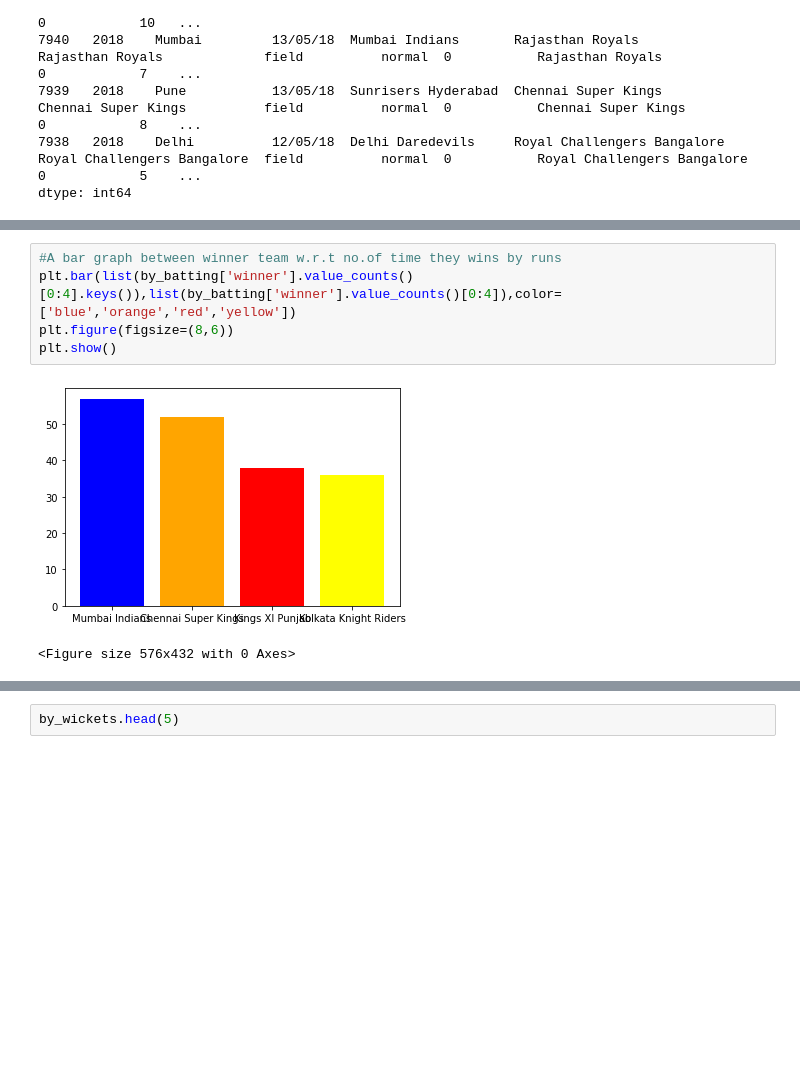
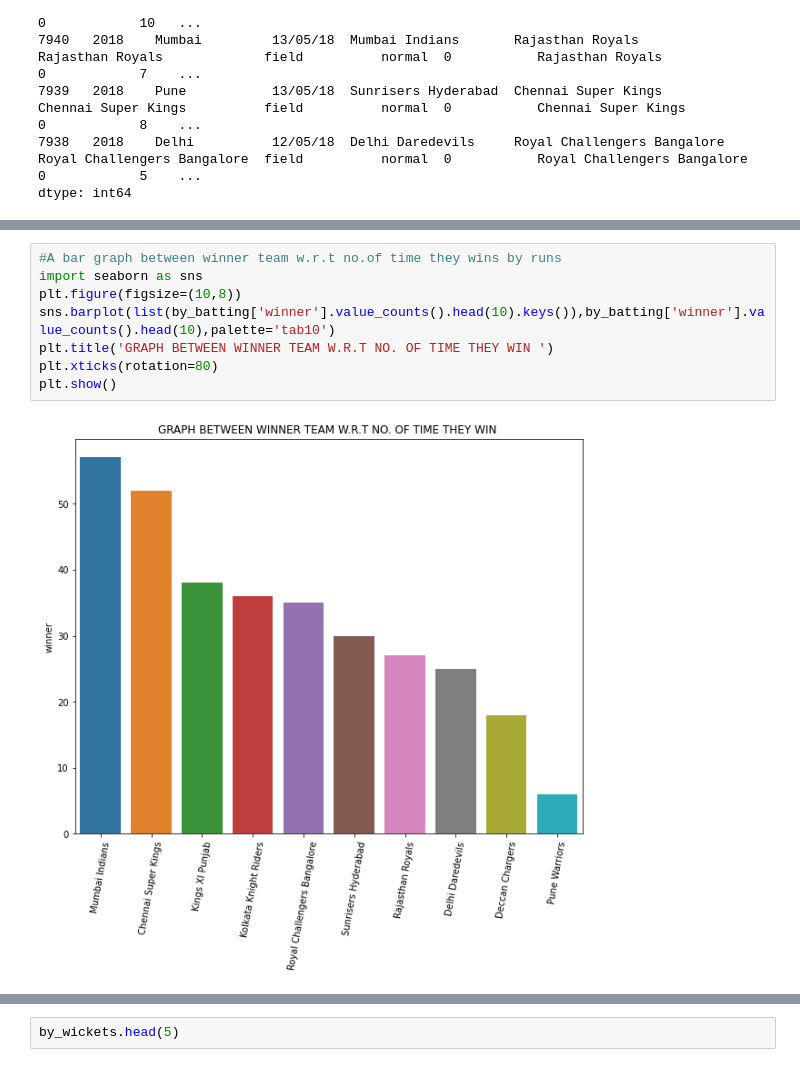
Before and after one commit to itsAnkitcode001/Explonararory-Data-Analaysis-on-sport-team-data, a Jupyter notebook: Untitled3.ipynb, the cells around one changed output, grey strips where cells are left out. Saved outputs shown, nothing was run; the diff lists cells and outputs as text; blank space fills up the shorter version.

```diff
--- a/Untitled3.ipynb
+++ b/Untitled3.ipynb
@@ -248,12 +288,14 @@ Gujarat Lions                   1
 Name: winner, dtype: int64
 # %%
 #A bar graph between winner team w.r.t no.of time they wins by runs
-plt.bar(list(by_batting['winner'].value_counts()[0:4].keys()),list(by_batting['winner'].value_counts()[0:4]),color=['blue','orange','red','yellow'])
-plt.figure(figsize=(8,6))
+import seaborn as sns
+plt.figure(figsize=(10,8))
+sns.barplot(list(by_batting['winner'].value_counts().head(10).keys()),by_batting['winner'].value_counts().head(10),palette='tab10')
+plt.title('GRAPH BETWEEN WINNER TEAM W.R.T NO. OF TIME THEY WIN ')
+plt.xticks(rotation=80)
 plt.show()
 # %% [output]
-[figure, old version]
+[figure, new version]
-<Figure size 576x432 with 0 Axes>
 # %%
 #win % distribution is high in which team is show by pie chart
 plt.figure(figsize=(8,8))
```
Also changed, not shown: parts of 26 cells of this notebook.
